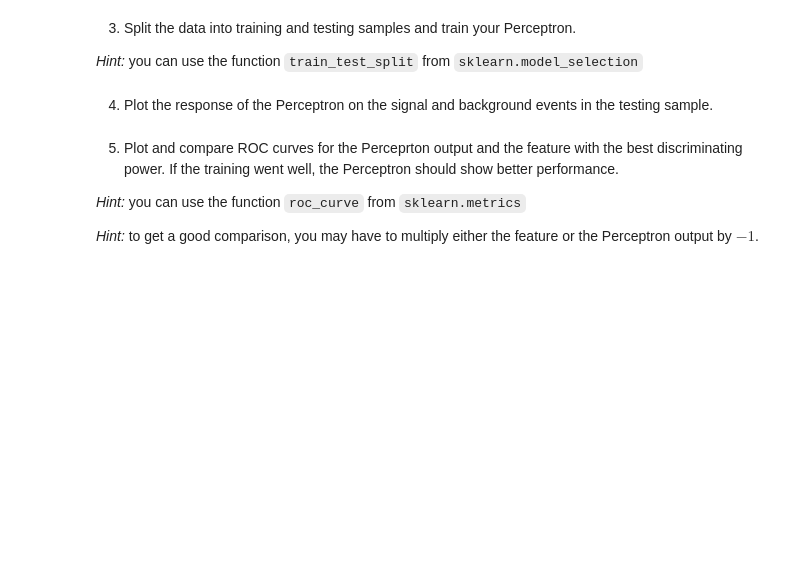
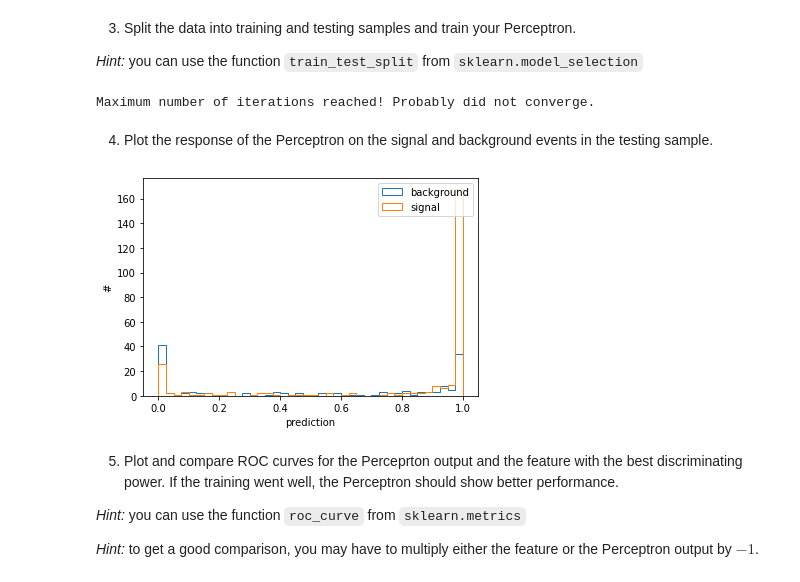
Before and after one commit to astro-lenny/AMoDA, a Jupyter notebook: ex5/Exercise05.ipynb, the cells around one changed output. Cells and saved outputs as stored; diff of their text form; code cells hidden in the pictures; blank space fills up the shorter version.

```diff
--- a/ex5/Exercise05.ipynb
+++ b/ex5/Exercise05.ipynb
@@ -78,8 +171,37 @@ The above procedure can be repeated several times until the weights converge. Th
 3. Split the data into training and testing samples and train your Perceptron.
 
 *Hint:* you can use the function `train_test_split` from `sklearn.model_selection`
+# %%
+from sklearn.model_selection import train_test_split
+
+X_train, X_test, y_train, y_test = train_test_split(X, d["signal"], test_size=.2, random_state=42)
+
+megatron = perceptron()
+
+features = "IP, VertexChi2, isolationa, isolationb".split(", ")
+
+megatron.train(X_train[features], y_train, n_estimators=1e4, acc=1e-6, activation_func="erfc")
+# %% [output]
+Maximum number of iterations reached! Probably did not converge.
 # %% [markdown]
 4. Plot the response of the Perceptron on the signal and background events in the testing sample.
+# %%
+prediction = megatron.predict(X_test)
+
+# background mask
+mask = y_test < 1
+
+plt.hist(prediction[mask], bins=40, histtype="step", label="background")
+plt.hist(prediction[~mask], bins=40, histtype="step", label="signal")
+
+plt.legend()
+
+plt.xlabel("prediction")
+plt.ylabel("#")
+
+plt.show()
+# %% [output]
+[figure, added]
 # %% [markdown]
 5. Plot and compare ROC curves for the Perceprton output and the feature with the best discriminating power. If the training went well, the Perceptron should show better performance.
 
```
Also changed, not shown: parts of 6 cells of this notebook.
